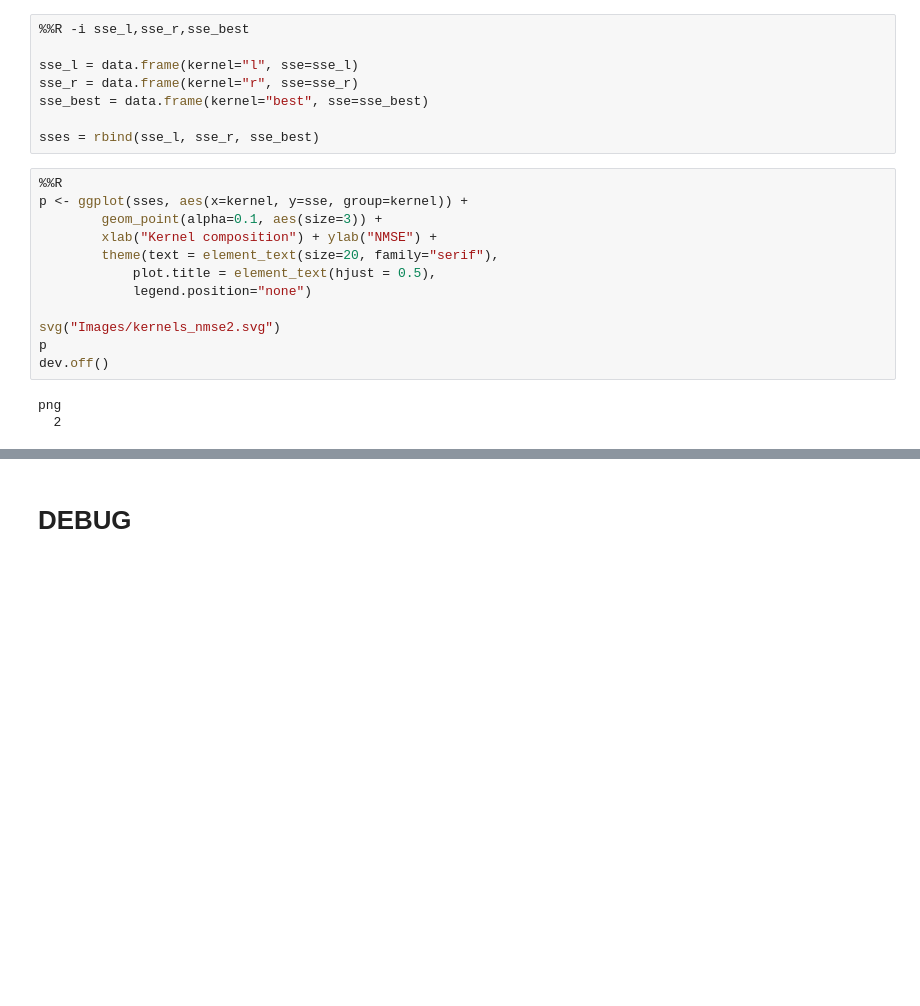
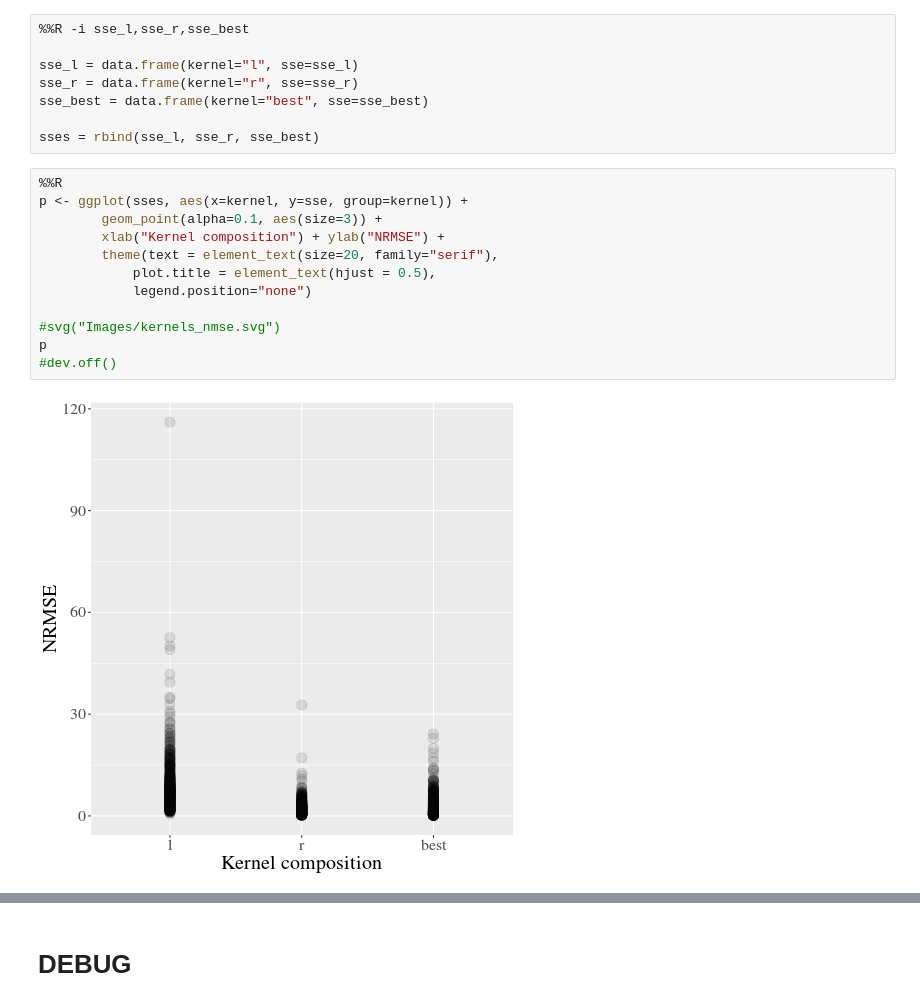
Before and after one commit to ericschulz/compforca, a Jupyter notebook: Data analysis/Compositional Analysis - GPflow.ipynb, the cells around one changed output, grey strips where cells are left out. Drawn from its saved outputs; the diff is of its cells as text; blank space fills up the shorter version.

```diff
--- a/Data analysis/Compositional Analysis - GPflow.ipynb
+++ b/Data analysis/Compositional Analysis - GPflow.ipynb
@@ -603,18 +634,17 @@ sses = rbind(sse_l, sse_r, sse_best)
 # %%
 %%R
 p <- ggplot(sses, aes(x=kernel, y=sse, group=kernel)) +
         geom_point(alpha=0.1, aes(size=3)) +
-        xlab("Kernel composition") + ylab("NMSE") +
+        xlab("Kernel composition") + ylab("NRMSE") +
         theme(text = element_text(size=20, family="serif"),
             plot.title = element_text(hjust = 0.5),
             legend.position="none")
 
-svg("Images/kernels_nmse2.svg")
+#svg("Images/kernels_nmse.svg")
 p
-dev.off()
+#dev.off()
 # %% [output]
-png
-  2
+[figure, added]
 # %%
 %%R
 p <- ggplot(sses, aes(x=kernel, y=sse, group=kernel)) +
```
Also changed, not shown: parts of 29 cells of this notebook, 2 other files.
